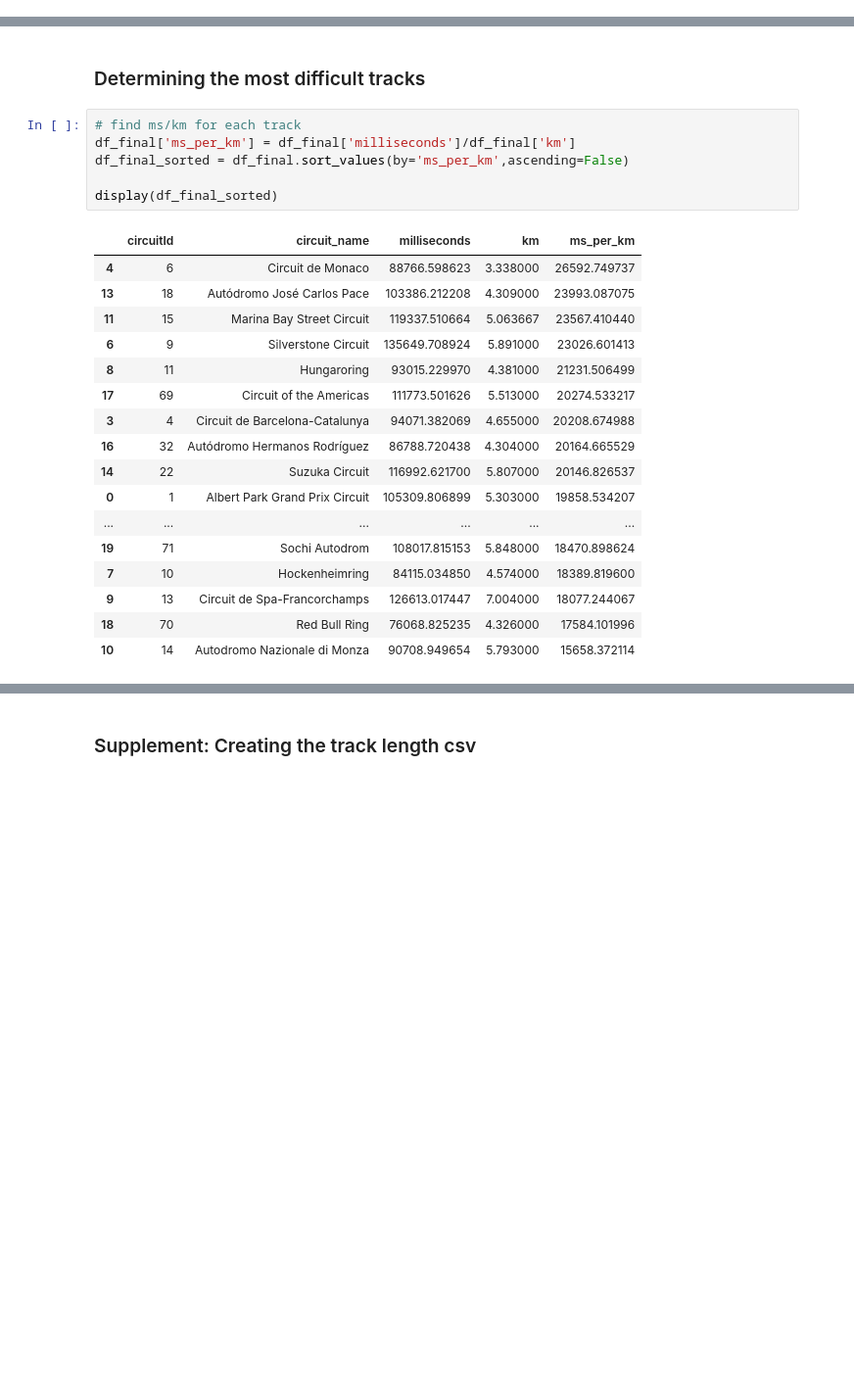
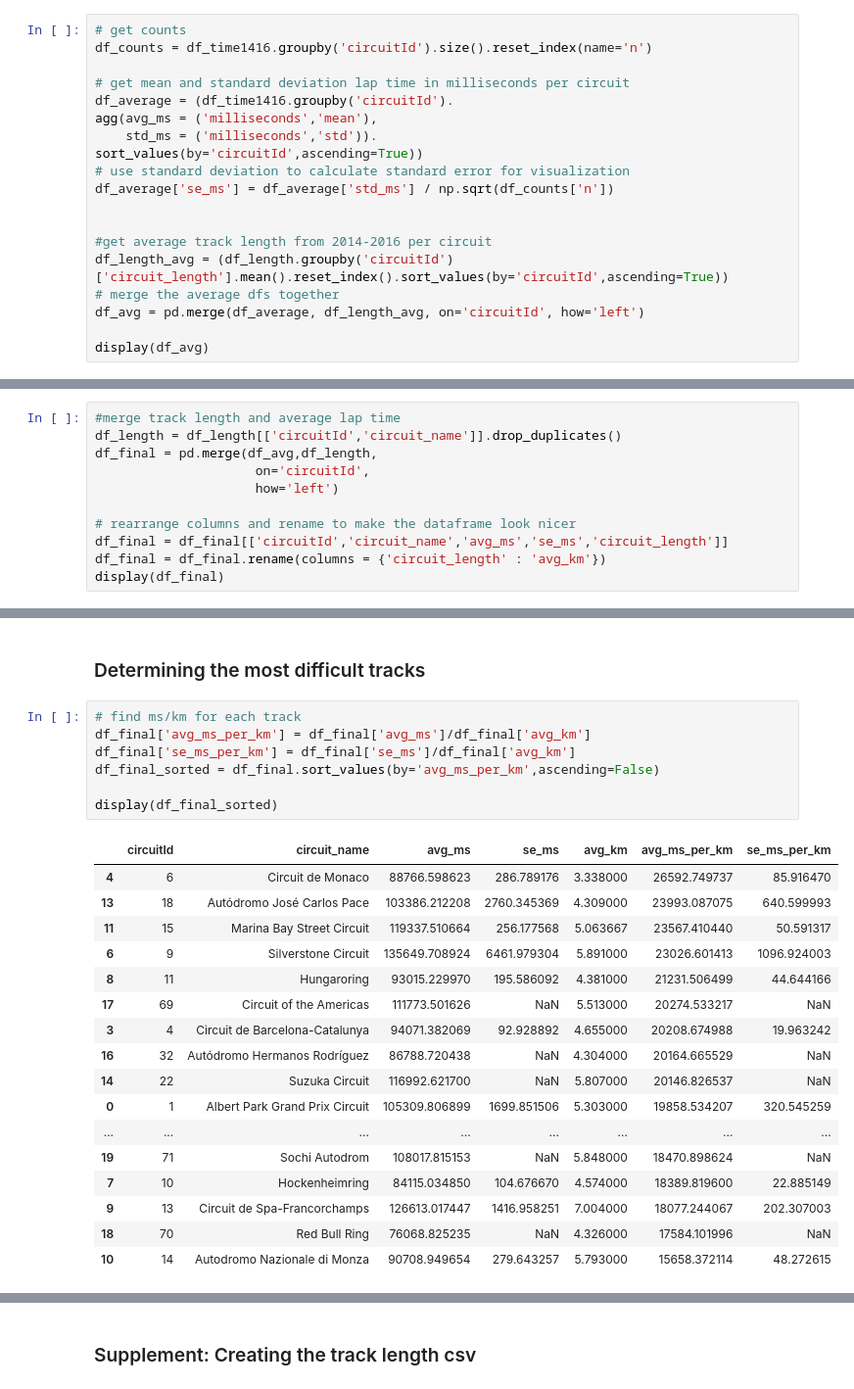
Before and after one commit to alin-peepy6/qtm151fall2025, a Jupyter notebook: Final Project - work/work.ipynb, the cells around one changed output, grey strips where cells are left out. Shown at 98% size. Drawn from its saved outputs; the diff is of its cells as text; blank space fills up the shorter version.

```diff
--- a/Final Project - work/work.ipynb
+++ b/Final Project - work/work.ipynb
@@ -77,0 +59,19 @@ See the caveats in the documentation: https://pandas.pydata.org/pandas-docs/stab
+# %%
+# get counts
+df_counts = df_time1416.groupby('circuitId').size().reset_index(name='n')
+
+# get mean and standard deviation lap time in milliseconds per circuit
+df_average = (df_time1416.groupby('circuitId').
+agg(avg_ms = ('milliseconds','mean'),
+    std_ms = ('milliseconds','std')).
+sort_values(by='circuitId',ascending=True))
+# use standard deviation to calculate standard error for visualization
+df_average['se_ms'] = df_average['std_ms'] / np.sqrt(df_counts['n'])
+
+
+#get average track length from 2014-2016 per circuit
+df_length_avg = (df_length.groupby('circuitId')['circuit_length'].mean().reset_index().sort_values(by='circuitId',ascending=True))
+# merge the average dfs together
+df_avg = pd.merge(df_average, df_length_avg, on='circuitId', how='left')
+
+display(df_avg)
@@ -77,0 +113,11 @@ See the caveats in the documentation: https://pandas.pydata.org/pandas-docs/stab
+# %%
+#merge track length and average lap time
+df_length = df_length[['circuitId','circuit_name']].drop_duplicates()
+df_final = pd.merge(df_avg,df_length,
+                     on='circuitId',
+                     how='left')
+
+# rearrange columns and rename to make the dataframe look nicer
+df_final = df_final[['circuitId','circuit_name','avg_ms','se_ms','circuit_length']]
+df_final = df_final.rename(columns = {'circuit_length' : 'avg_km'})
+display(df_final)
@@ -79,27 +143,28 @@ See the caveats in the documentation: https://pandas.pydata.org/pandas-docs/stab
 ### Determining the most difficult tracks
 # %%
 # find ms/km for each track
-df_final['ms_per_km'] = df_final['milliseconds']/df_final['km']
-df_final_sorted = df_final.sort_values(by='ms_per_km',ascending=False)
+df_final['avg_ms_per_km'] = df_final['avg_ms']/df_final['avg_km']
+df_final['se_ms_per_km'] = df_final['se_ms']/df_final['avg_km']
+df_final_sorted = df_final.sort_values(by='avg_ms_per_km',ascending=False)
 
 display(df_final_sorted)
 # %% [output]
-|  | circuitId | circuit_name | milliseconds | km | ms_per_km |
-| 4 | 6 | Circuit de Monaco | 88766.598623 | 3.338000 | 26592.749737 |
-| 13 | 18 | Autódromo José Carlos Pace | 103386.212208 | 4.309000 | 23993.087075 |
-| 11 | 15 | Marina Bay Street Circuit | 119337.510664 | 5.063667 | 23567.410440 |
-| 6 | 9 | Silverstone Circuit | 135649.708924 | 5.891000 | 23026.601413 |
-| 8 | 11 | Hungaroring | 93015.229970 | 4.381000 | 21231.506499 |
-| 17 | 69 | Circuit of the Americas | 111773.501626 | 5.513000 | 20274.533217 |
-| 3 | 4 | Circuit de Barcelona-Catalunya | 94071.382069 | 4.655000 | 20208.674988 |
-| 16 | 32 | Autódromo Hermanos Rodríguez | 86788.720438 | 4.304000 | 20164.665529 |
-| 14 | 22 | Suzuka Circuit | 116992.621700 | 5.807000 | 20146.826537 |
-| 0 | 1 | Albert Park Grand Prix Circuit | 105309.806899 | 5.303000 | 19858.534207 |
-| ... | ... | ... | ... | ... | ... |
-| 19 | 71 | Sochi Autodrom | 108017.815153 | 5.848000 | 18470.898624 |
-| 7 | 10 | Hockenheimring | 84115.034850 | 4.574000 | 18389.819600 |
-| 9 | 13 | Circuit de Spa-Francorchamps | 126613.017447 | 7.004000 | 18077.244067 |
-| 18 | 70 | Red Bull Ring | 76068.825235 | 4.326000 | 17584.101996 |
-| 10 | 14 | Autodromo Nazionale di Monza | 90708.949654 | 5.793000 | 15658.372114 |
+|  | circuitId | circuit_name | avg_ms | se_ms | avg_km | avg_ms_per_km | se_ms_per_km |
+| 4 | 6 | Circuit de Monaco | 88766.598623 | 286.789176 | 3.338000 | 26592.749737 | 85.916470 |
+| 13 | 18 | Autódromo José Carlos Pace | 103386.212208 | 2760.345369 | 4.309000 | 23993.087075 | 640.599993 |
+| 11 | 15 | Marina Bay Street Circuit | 119337.510664 | 256.177568 | 5.063667 | 23567.410440 | 50.591317 |
+| 6 | 9 | Silverstone Circuit | 135649.708924 | 6461.979304 | 5.891000 | 23026.601413 | 1096.924003 |
+| 8 | 11 | Hungaroring | 93015.229970 | 195.586092 | 4.381000 | 21231.506499 | 44.644166 |
+| 17 | 69 | Circuit of the Americas | 111773.501626 | NaN | 5.513000 | 20274.533217 | NaN |
+| 3 | 4 | Circuit de Barcelona-Catalunya | 94071.382069 | 92.928892 | 4.655000 | 20208.674988 | 19.963242 |
+| 16 | 32 | Autódromo Hermanos Rodríguez | 86788.720438 | NaN | 4.304000 | 20164.665529 | NaN |
+| 14 | 22 | Suzuka Circuit | 116992.621700 | NaN | 5.807000 | 20146.826537 | NaN |
+| 0 | 1 | Albert Park Grand Prix Circuit | 105309.806899 | 1699.851506 | 5.303000 | 19858.534207 | 320.545259 |
+| ... | ... | ... | ... | ... | ... | ... | ... |
+| 19 | 71 | Sochi Autodrom | 108017.815153 | NaN | 5.848000 | 18470.898624 | NaN |
+| 7 | 10 | Hockenheimring | 84115.034850 | 104.676670 | 4.574000 | 18389.819600 | 22.885149 |
+| 9 | 13 | Circuit de Spa-Francorchamps | 126613.017447 | 1416.958251 | 7.004000 | 18077.244067 | 202.307003 |
+| 18 | 70 | Red Bull Ring | 76068.825235 | NaN | 4.326000 | 17584.101996 | NaN |
+| 10 | 14 | Autodromo Nazionale di Monza | 90708.949654 | 279.643257 | 5.793000 | 15658.372114 | 48.272615 |
 # %%
 # plot
```
Also changed, not shown: parts of 8 cells of this notebook.
